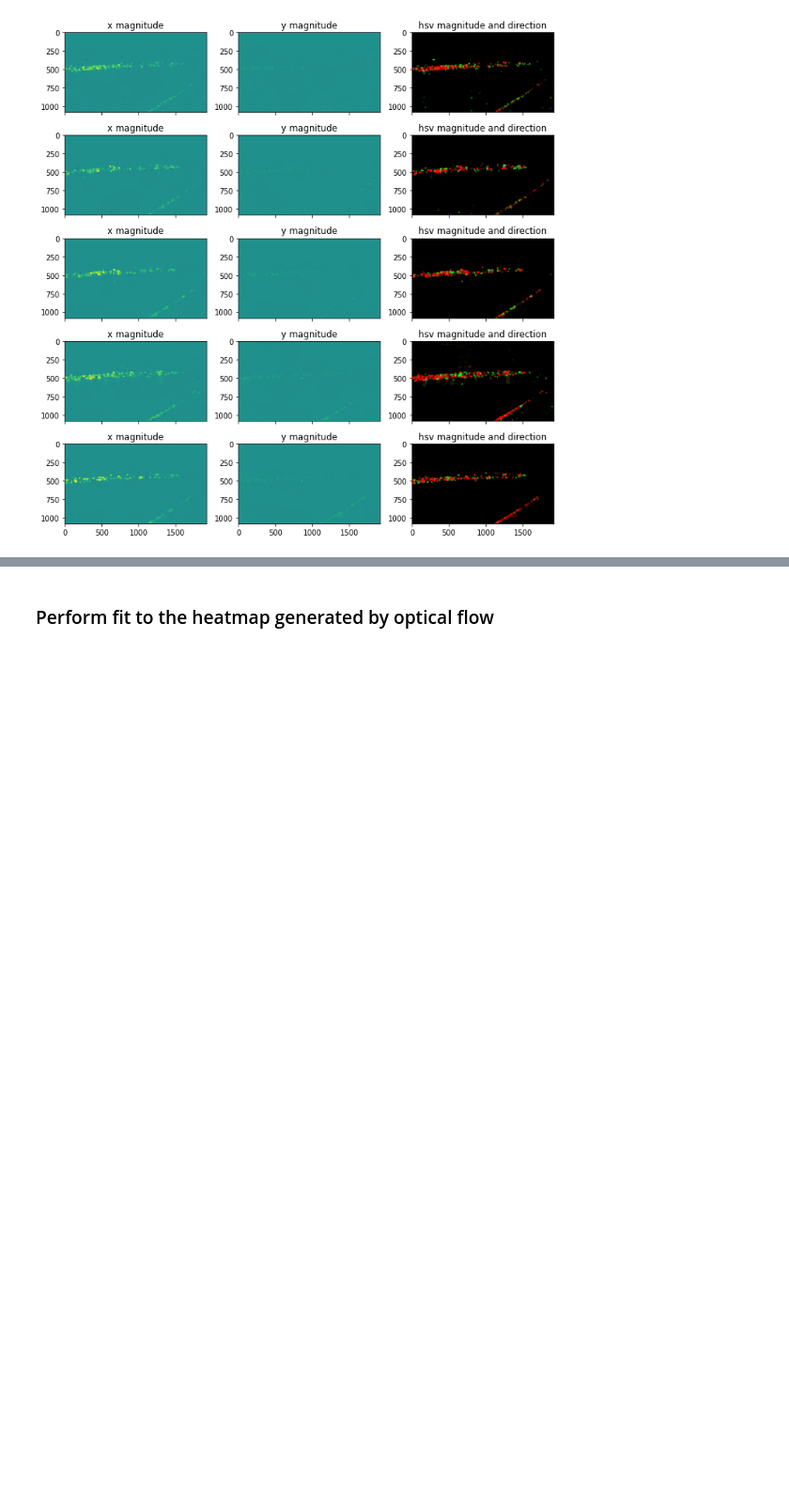
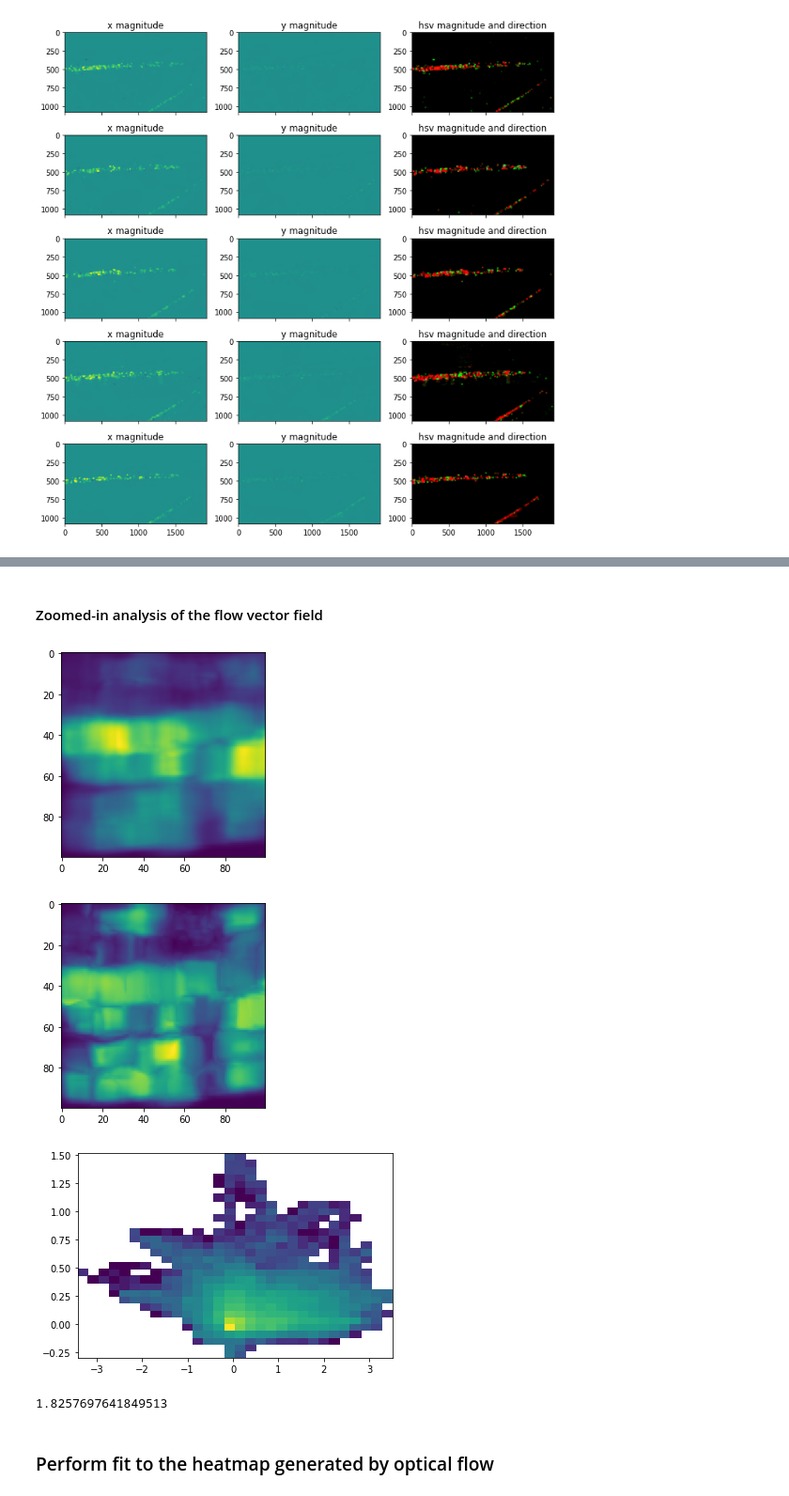
Before and after one commit to sjobeek/surfbreak, a Jupyter notebook: 02_wave_detection.ipynb, the cells around one changed output, grey strips where cells are left out. Shown at 94% size. Saved outputs shown, nothing was run; the diff lists cells and outputs as text; code cells hidden in the pictures; blank space fills up the shorter version.

```diff
--- a/03_wave_detection.ipynb
+++ b/02_wave_detection.ipynb
@@ -132,3 +138,25 @@ plt.show()
+# %% [markdown]
+#### Zoomed-in analysis of the flow vector field
+# %%
+import matplotlib
+zoom_xflow = xy_cube[450:550,0:100,0,:]
+zoom_yflow = xy_cube[450:550,0:100,1,:]
+zoom_flow_mag = np.sqrt(zoom_yflow*zoom_yflow + zoom_xflow*zoom_xflow)
+plt.imshow(zoom_flow_mag.mean(axis=2))
+plt.show()
+
+top_flow_mag = np.percentile(zoom_xflow, 95, axis=2)
+im = plt.imshow(top_flow_mag)
+plt.show()
+nrm = matplotlib.colors.LogNorm()
+plt.hist2d(zoom_xflow.flatten(), zoom_yflow.flatten(), bins=30, norm=nrm)
+plt.show()
+np.percentile(zoom_xflow, 95)
+# %% [output]
+[figure, added]
+[figure, added]
+[figure, added]
+1.8257697641849513
 # %% [markdown]
 ### Perform fit to the heatmap generated by optical flow
 # %%
```
Also changed, not shown: parts of 14 cells of this notebook, 6 other files.
